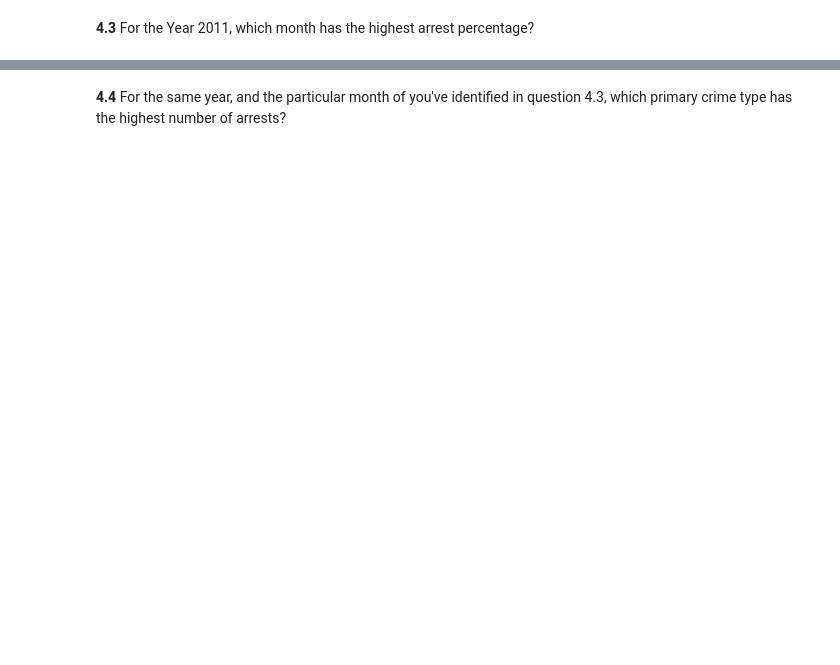
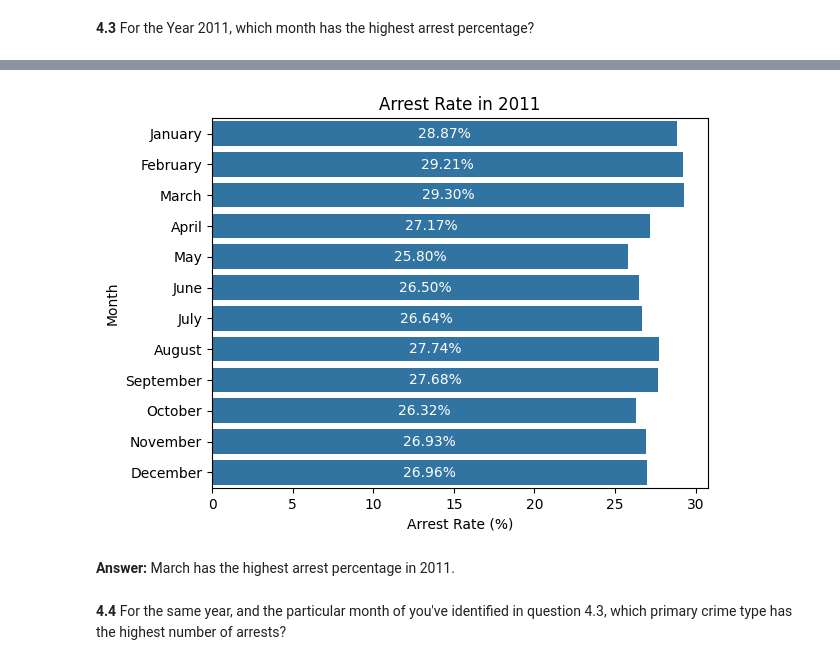
Before and after one commit to SVMino53/aiM24_Databehandling_Inlamning, a Jupyter notebook: chicago.ipynb, the cells around one changed output, grey strips where cells are left out. Cells and saved outputs as stored; diff of their text form; code cells hidden in the pictures; blank space fills up the shorter version.

```diff
--- a/chicago.ipynb
+++ b/chicago.ipynb
@@ -311,2 +336,11 @@ yearly_arrest_rate_df = pd.DataFrame({"Year": list(range(2008, 2013)),
 # %% [markdown]
 **4.3** For the Year 2011, which month has the highest arrest percentage?
+# %%
+months = ["January", "February", "March", "April", "May", "June", "July", "August", "September", "October", "November", "December"]
+crimes_2011_mask = chicago_crime_2008_to_2012_df["Year"] == 2011
+crimes_2011_df = chicago_crime_2008_to_2012_df[crimes_2011_mask]
+arrest_pct_2011_df = pd.DataFrame({"Month": months,
+                                   "# Of Crimes": [(crimes_2011_df["Date"].dt.month_name() == m).sum() for m in months],
+                                   "# Of Arrests": [((crimes_2011_df["Date"].dt.month_name() == m) & crimes_2011_df["Arrest"]).sum() for m in months]})
+arrest_pct_2011_df["Arrest Rate (%)"] = arrest_pct_2011_df["# Of Arrests"]/arrest_pct_2011_df["# Of Crimes"]*100
+arrest_pct_2011_df
@@ -313,2 +361,13 @@ yearly_arrest_rate_df = pd.DataFrame({"Year": list(range(2008, 2013)),
+# %%
+ax = sns.barplot(arrest_pct_2011_df, x="Arrest Rate (%)", y="Month")
+ax.bar_label(ax.containers[0], fmt=lambda pct: f"{pct:1.2f}%", label_type="center", color="white")
+plt.title("Arrest Rate in 2011")
+plt.xticks()
+
+plt.show()
+# %% [output]
+[figure, added]
+# %% [markdown]
+**Answer:** March has the highest arrest percentage in 2011.
 # %% [markdown]
 **4.4** For the same year, and the particular month of you've identified in question 4.3, which primary crime type has the highest number of arrests?
```
Also changed, not shown: parts of 14 cells of this notebook.
